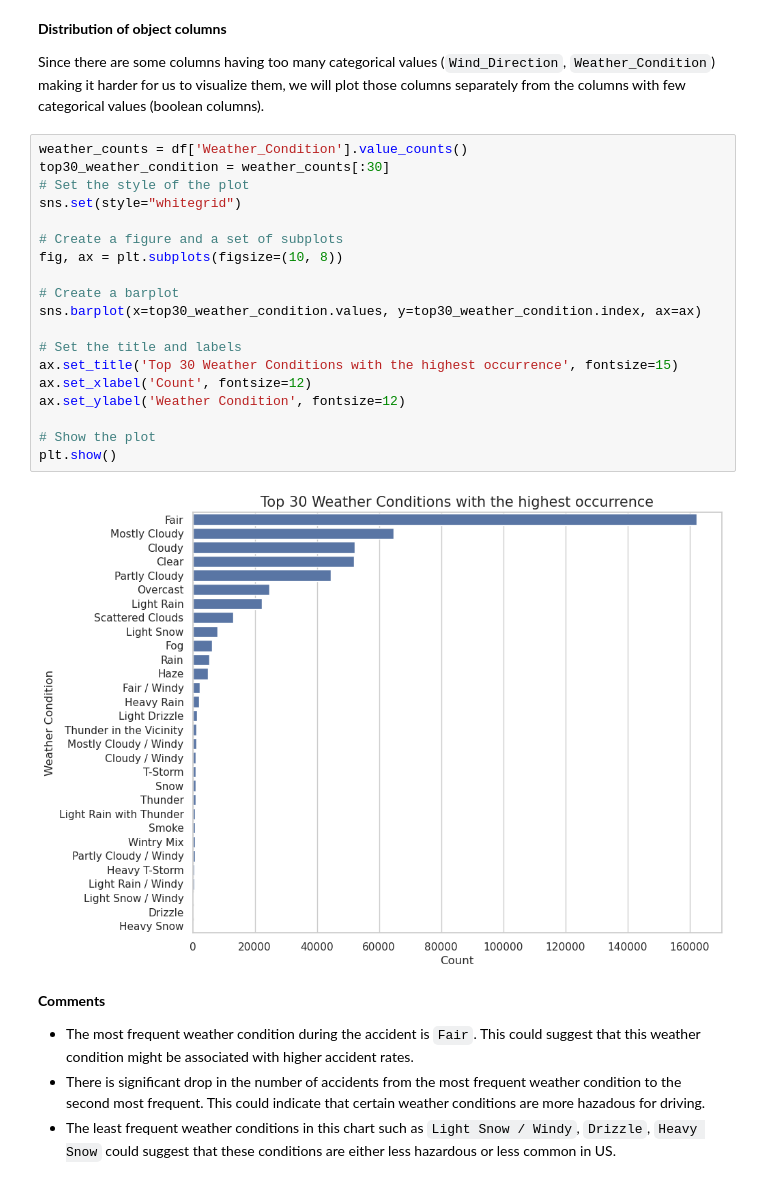
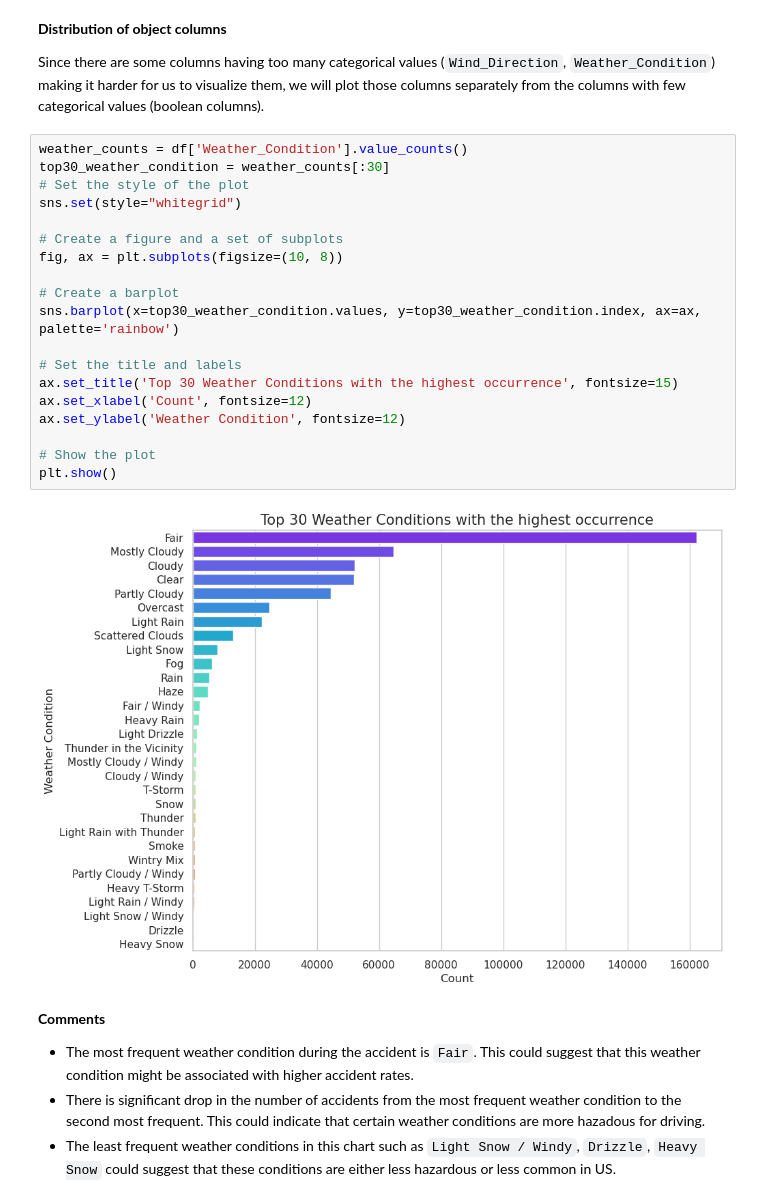
Before and after one commit to knightstark7/FinalProject-P4DS, a Jupyter notebook: USAccident.ipynb, the cells around one changed output. Drawn from its saved outputs; the diff is of its cells as text.

```diff
--- a/USAccident.ipynb
+++ b/USAccident.ipynb
@@ -488,24 +488,24 @@ Since there are some columns having too many categorical values (`Wind_Direction
 # %%
 weather_counts = df['Weather_Condition'].value_counts()
 top30_weather_condition = weather_counts[:30]
 # Set the style of the plot
 sns.set(style="whitegrid")
 
 # Create a figure and a set of subplots
 fig, ax = plt.subplots(figsize=(10, 8))
 
 # Create a barplot
-sns.barplot(x=top30_weather_condition.values, y=top30_weather_condition.index, ax=ax)
+sns.barplot(x=top30_weather_condition.values, y=top30_weather_condition.index, ax=ax, palette='rainbow')
 
 # Set the title and labels
 ax.set_title('Top 30 Weather Conditions with the highest occurrence', fontsize=15)
 ax.set_xlabel('Count', fontsize=12)
 ax.set_ylabel('Weather Condition', fontsize=12)
 
 # Show the plot
 plt.show()
 # %% [output]
-[figure, old version]
+[figure, new version]
 # %% [markdown]
 **Comments**
 - The most frequent weather condition during the accident is `Fair`. This could suggest that this weather condition might be associated with higher accident rates.
```
Also changed, not shown: parts of 13 cells of this notebook.
